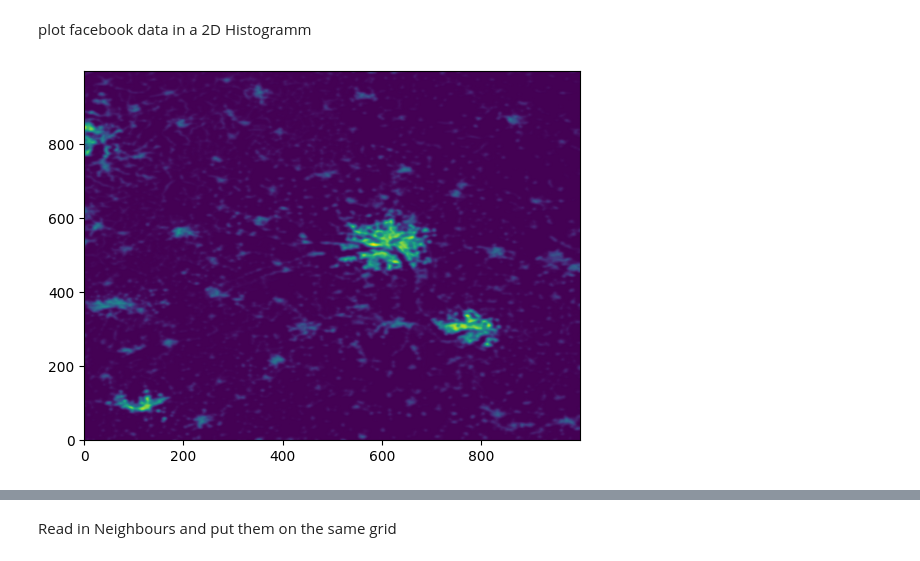
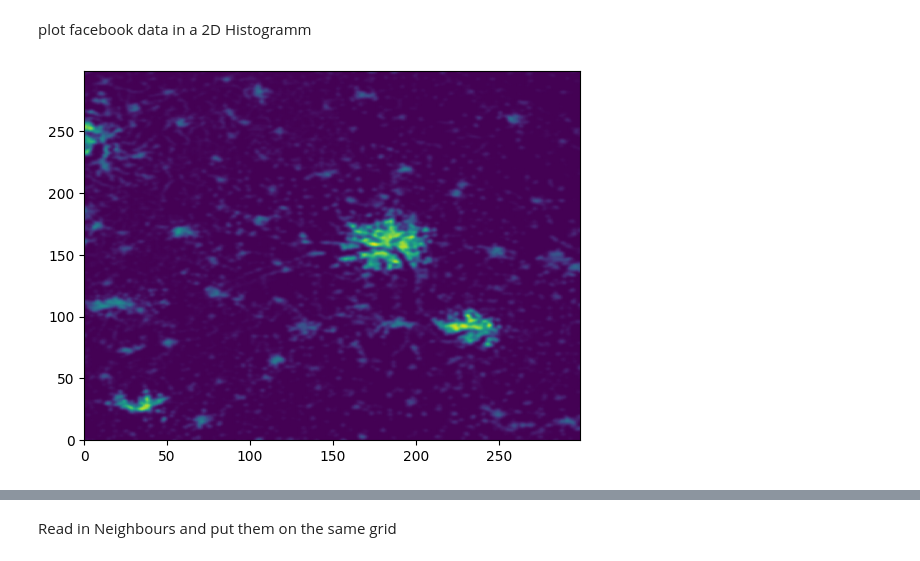
Before and after one commit to lauris-schleussner/Datascience2, a Jupyter notebook: People living distance from stop.ipynb, the cells around one changed output, grey strips where cells are left out. Drawn from its saved outputs; the diff is of its cells as text; code cells hidden in the pictures.

```diff
--- a/People living distance from stop.ipynb
+++ b/People living distance from stop.ipynb
@@ -36,13 +39,13 @@ weight = df["weight"].tolist()
 # %%
 # plot population
 
-BINS = 1000
-BLUR = 3
+BINS = 300
+BLUR = 1
 
 fig, ax = plt.subplots()
 data = np.histogram2d(xlist, ylist, weights = weight, bins=BINS)[0]
 data = gaussian_filter(data, sigma=BLUR)
 plt.pcolormesh(data.T, shading='gouraud')
 fig.canvas.draw()
 # %% [output]
-[figure, old version]
+[figure, new version]
```
Also changed, not shown: parts of 9 cells of this notebook, 2 other files.
